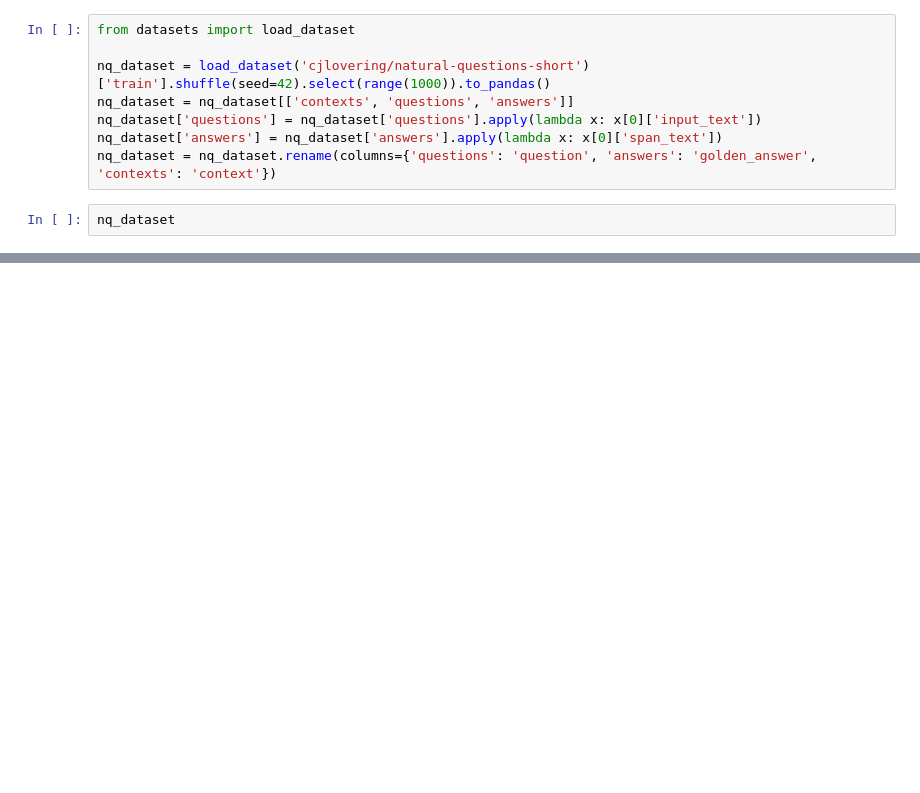
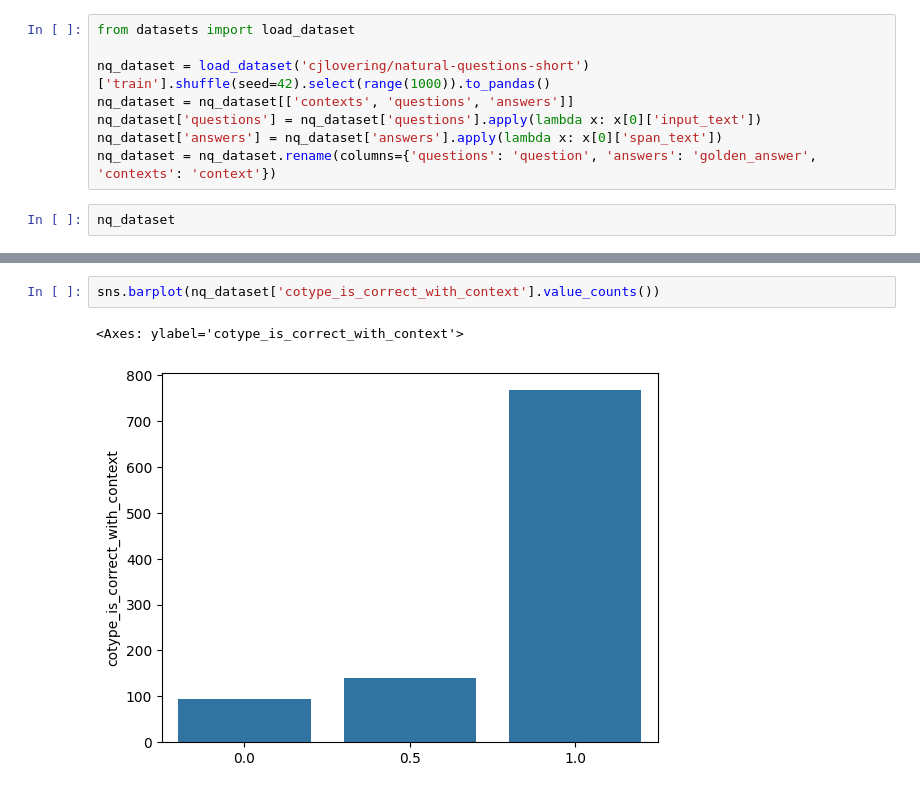
Before and after one commit to sashaboriskin/rag_routing, a Jupyter notebook: comparing_ue.ipynb, the cells around one changed output, grey strips where cells are left out. Cells and saved outputs as stored; diff of their text form; blank space fills up the shorter version.

```diff
--- a/comparing_ue.ipynb
+++ b/comparing_ue.ipynb
@@ -538,0 +606,5 @@ nq_dataset.to_csv('data/nq_dataset_with_generated_answers.csv')
+# %%
+sns.barplot(nq_dataset['cotype_is_correct_with_context'].value_counts())
+# %% [output]
+<Axes: ylabel='cotype_is_correct_with_context'>
+[figure, added]
```
Also changed, not shown: parts of 20 cells of this notebook, 1 other file.
